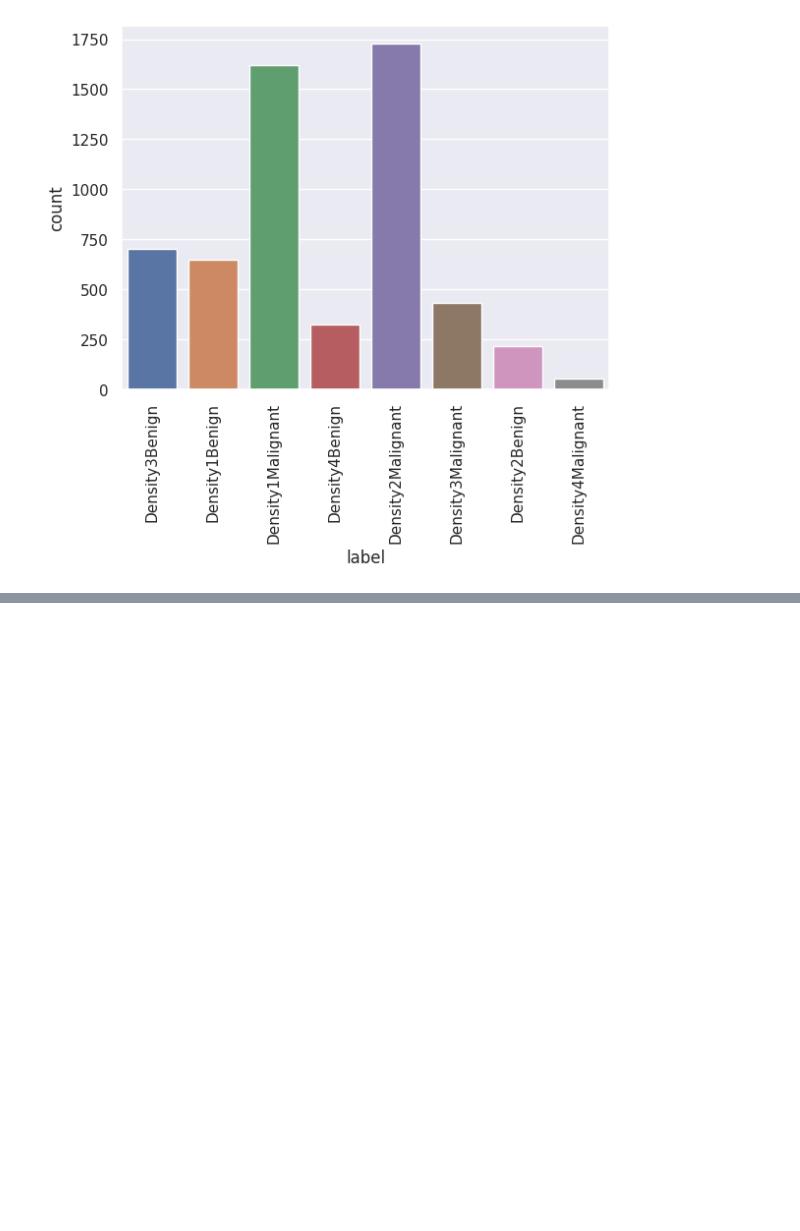
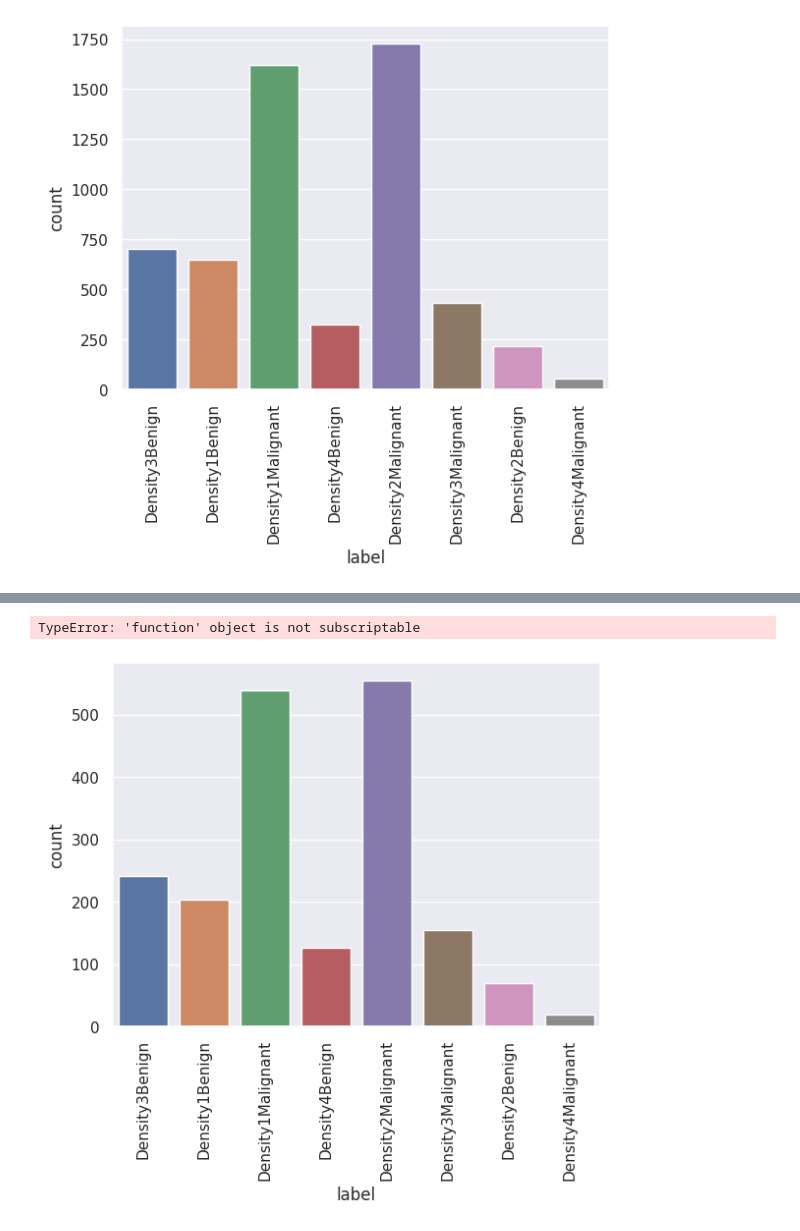
Before and after one commit to ganiesenov/Breast_cancer_related, a Jupyter notebook: training-inbreast-dataset-with-a-custom-cnn.ipynb, the cells around one changed output, grey strips where cells are left out. Cells and saved outputs as stored; diff of their text form; code cells hidden in the pictures; blank space fills up the shorter version.

```diff
--- a/training-inbreast-dataset-with-a-custom-cnn.ipynb
+++ b/training-inbreast-dataset-with-a-custom-cnn.ipynb
@@ -1035,0 +1057,3 @@ Starting fold 0
+# %%
+sub = test_df[["filename"]]
+sub["label"] = np.argmax(test_preds, axis=1)
@@ -1035,0 +1069,3 @@ Starting fold 0
+# %%
+val = list(dls.vocab)
+print(val)
@@ -1035,0 +1103,11 @@ Starting fold 0
+# %%
+sub['label'] = sub['label'].apply(lambda x : val[x])
+# %% [output]
+TypeError: 'function' object is not subscriptable
+# %%
+sns.set_style('darkgrid')
+plt.xticks(rotation =90)
+sns.countplot(x='label',data=sub)
+plt.show()
+# %% [output]
+[figure, added]
```
Also changed, not shown: parts of 13 cells of this notebook.
